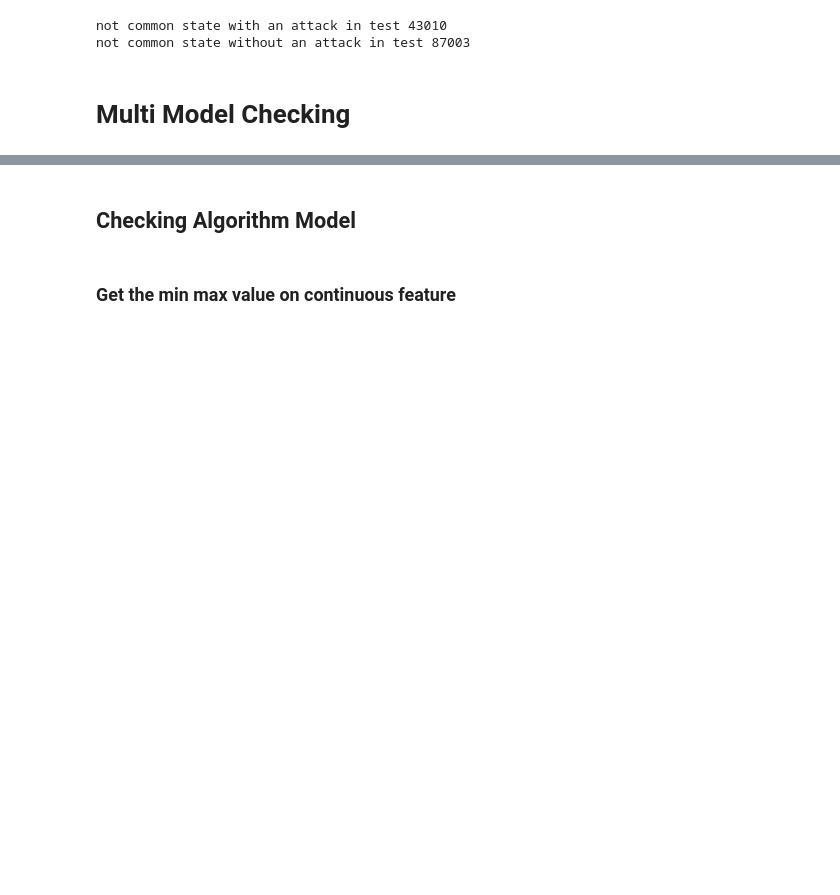
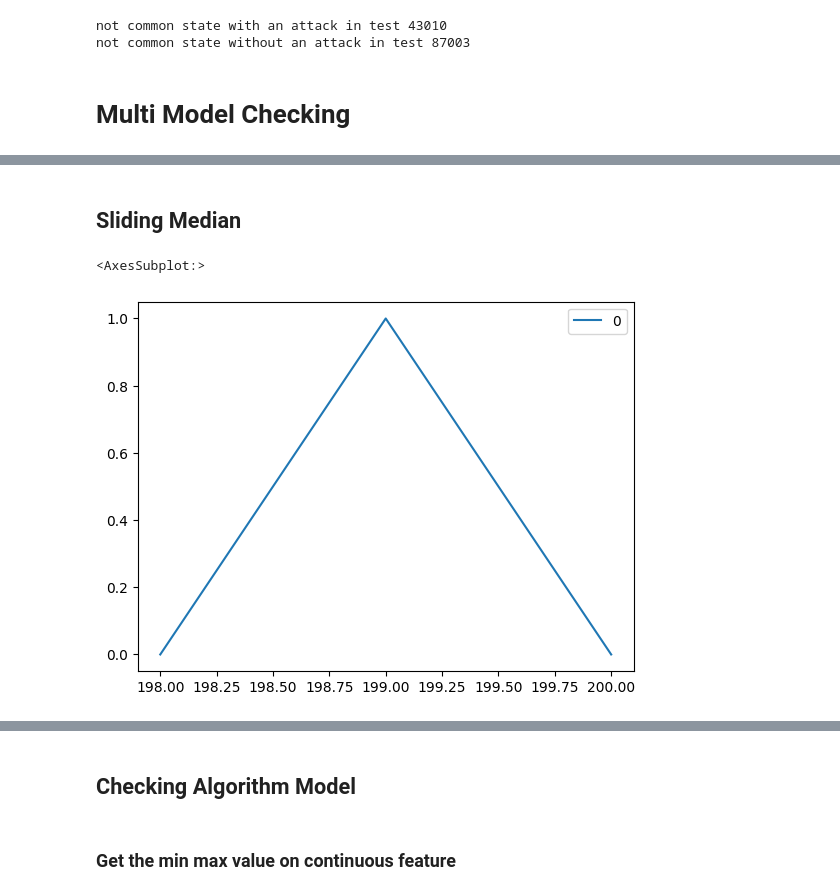
Before and after one commit to dbodenghien/SWaT_Analysis_TFE, a Jupyter notebook: markov_chain.ipynb, the cells around one changed output, grey strips where cells are left out. Cells and saved outputs as stored; diff of their text form; code cells hidden in the pictures; blank space fills up the shorter version.

```diff
--- a/markov_chain.ipynb
+++ b/markov_chain.ipynb
@@ -694,0 +815,7 @@ not common state without an attack in test 87003
+# %% [markdown]
+## Sliding Median
+# %%
+arr.iloc[198:201].plot()
+# %% [output]
+<AxesSubplot:>
+[figure, added]
```
Also changed, not shown: parts of 49 cells of this notebook.
